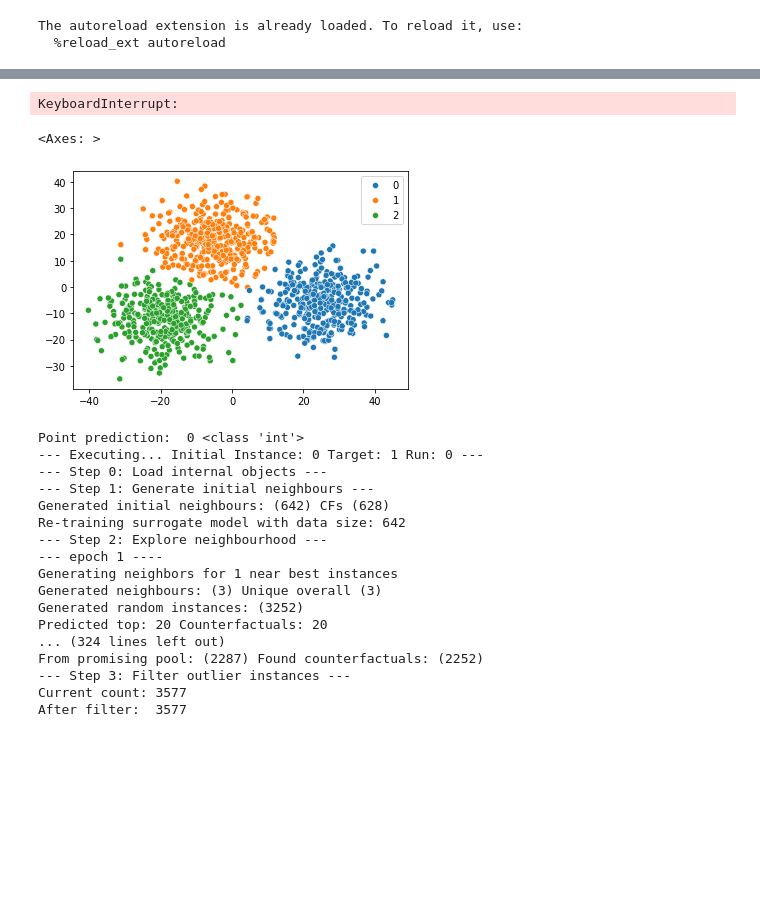
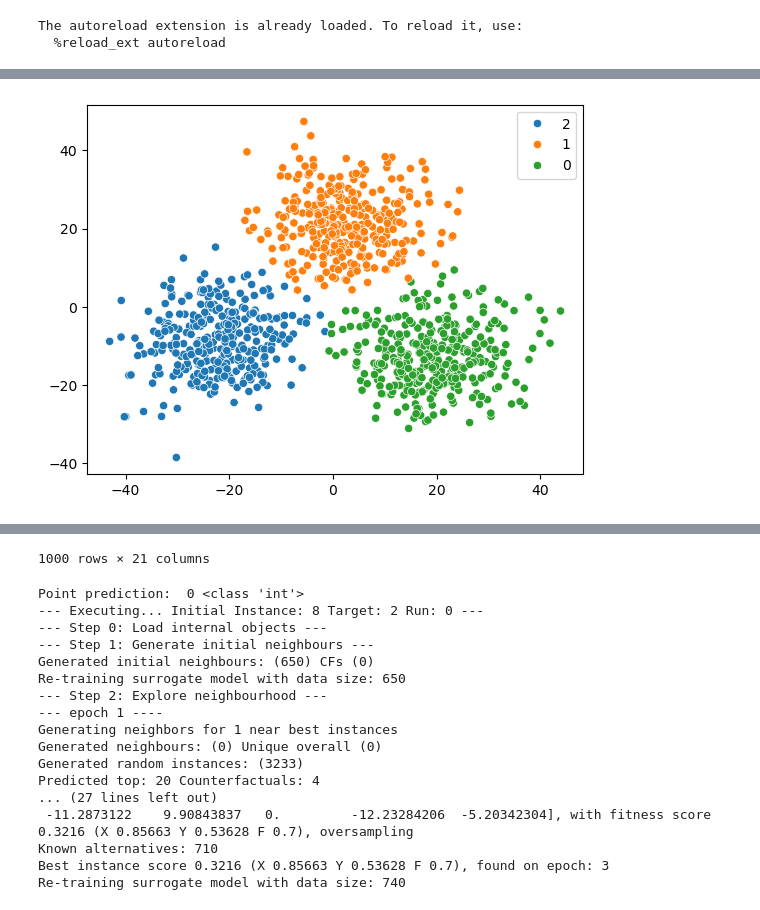
Before and after one commit to jepp3183/Thesis2025, a Jupyter notebook: code/BayCon Testing.ipynb, the cells around one changed output, grey strips where cells are left out. Cells and saved outputs as stored; diff of their text form; code cells hidden in the pictures; blank space fills up the shorter version.

```diff
--- a/code/BayCon Testing.ipynb
+++ b/code/BayCon Testing.ipynb
@@ -36,21 +41,26 @@ sns.scatterplot(x=embed_X[:, 0], y=embed_X[:, 1], hue=y)
 # %%
 modes = ['classic_baycon', 'kmeans', 'model_agnostic']
-run_mode = modes[2]
+run_mode = modes[1]
 
 
 if run_mode == modes[0]:
     model = RandomForestClassifier()
 elif run_mode == modes[1]:
-    model = KMeans(n_clusters=3)
+    model = KMeans(n_clusters=k)
 elif run_mode == modes[2]:
-    model = KMeans(n_clusters=3)
+    model = KMeans(n_clusters=k)
     # model = SpectralClustering(n_clusters=3)
 else:
     raise("Invalid baycon mode")
 model.fit(X, y)
 pred = model.predict(X)
 pred = [str(l) for l in pred]
 stacked = np.column_stack((X, pred))
+
+sns.scatterplot(x=embed_X[:, 0], y=embed_X[:, 1], hue=pred)
+plt.show()
+
 df = pd.DataFrame(stacked, columns=[f'x{i+1}' for i in range(X.shape[1])]+['label'], dtype=float)
 df
 # %% [output]
+[figure, added]
@@ -57,9 +79,4 @@ df
-KeyboardInterrupt:
+1000 rows × 21 columns
-# %%
-sns.scatterplot(x=embed_X[:, 0], y=embed_X[:, 1], hue=pred)
-# %% [output]
-<Axes: >
-[figure, removed]
 # %%
 def execute(df, model, target, initial_instance_index, categorical_features=[], actionable_features=[]):
     y = df[[target.target_feature()]].values.ravel()
@@ -132,35 +149,38 @@ def execute(df, model, target, initial_instance_index, categorical_features=[],
 
     return counterfactuals, predictions, initial_instance, initial_prediction, target_cluster_center, min_target_cluster_distance, max_target_cluster_distance #, data_analyzer, ranker, model
 # %%
-point_idx = 0
+point_idx = 8
 point_pred = int(model.predict([X[point_idx]])[0])
 print("Point prediction: ", point_pred, type(point_pred))
+target_cluster = 2
+assert point_pred != target_cluster, "Point prediction and target cluster must be different!"
+
 if run_mode == modes[0]:
-    t = Target(target_type="classification", target_feature="label", target_value=1)
+    t = Target(target_type="classification", target_feature="label", target_value=target_cluster)
 elif run_mode == modes[1]:
-    t = Target(target_type="clustering_kmeans", target_feature="label", target_value=1)
+    t = Target(target_type="clustering_kmeans", target_feature="label", target_value=target_cluster)
 elif run_mode == modes[2]:
-    t = Target(target_type="model_agnostic", target_feature="label", target_value=1)
+    t = Target(target_type="model_agnostic", target_feature="label", target_value=target_cluster)
 
 cf, _predictions, _initial_instance, _initial_prediction, target_center, min_center_dist, max_center_dist = execute(df, model, t, point_idx)
 # %% [output]
 Point prediction:  0 <class 'int'>
---- Executing... Initial Instance: 0 Target: 1 Run: 0 ---
+--- Executing... Initial Instance: 8 Target: 2 Run: 0 ---
 --- Step 0: Load internal objects ---
 --- Step 1: Generate initial neighbours ---
-Generated initial neighbours: (642) CFs (628)
-Re-training surrogate model with data size: 642
+Generated initial neighbours: (650) CFs (0)
+Re-training surrogate model with data size: 650
 --- Step 2: Explore neighbourhood ---
 --- epoch 1 ----
 Generating neighbors for 1 near best instances
-Generated neighbours: (3) Unique overall (3)
-Generated random instances: (3252)
-Predicted top: 20 Counterfactuals: 20
-... (324 lines left out)
-From promising pool: (2287) Found counterfactuals: (2252)
---- Step 3: Filter outlier instances ---
-Current count: 3577
-After filter:  3577
+Generated neighbours: (0) Unique overall (0)
+Generated random instances: (3233)
+Predicted top: 20 Counterfactuals: 4
+... (27 lines left out)
+ -11.2873122    9.90843837   0.         -12.23284206  -5.20342304], with fitness score 0.3216 (X 0.85663 Y 0.53628 F 0.7), oversampling
+Known alternatives: 710
+Best instance score 0.3216 (X 0.85663 Y 0.53628 F 0.7), found on epoch: 3
+Re-training surrogate model with data size: 740
 # %%
 
 embed_cf = pca.transform(cf)
```
Also changed, not shown: parts of 4 cells of this notebook.
